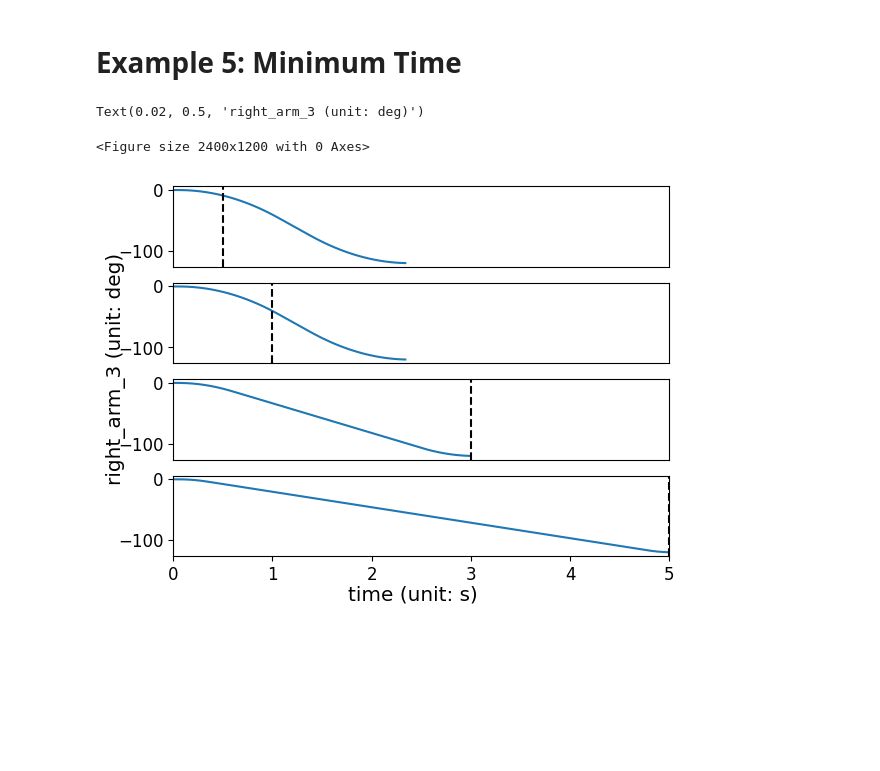
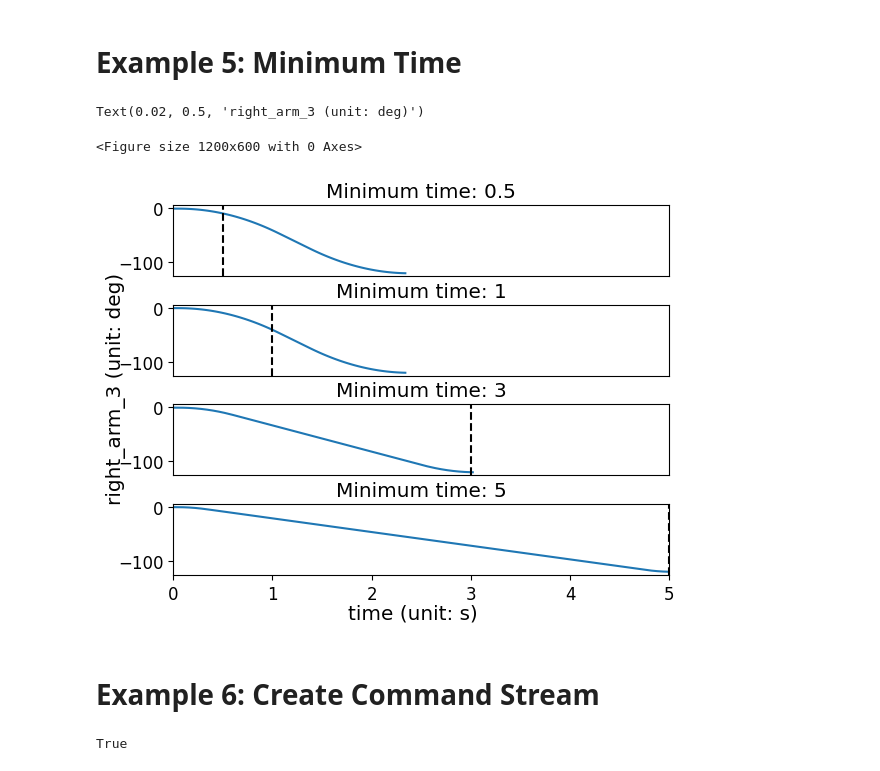
Before and after one commit to RainbowRobotics/rby1-sdk, a Jupyter notebook: python-tutorial.ipynb, the cells around one changed output. Cells and saved outputs as stored; diff of their text form; code cells hidden in the pictures; blank space fills up the shorter version.

Commit message:
docs: example wip

```diff
--- a/python-tutorial.ipynb
+++ b/python-tutorial.ipynb
@@ -253,11 +255,13 @@ class Recoder:
         self.target_position = []
         self.position = []
         self.velocity = []
+        self.timestamp = []
 
     def __enter__(self):
         self.target_position = []
         self.position = []
         self.velocity = []
+        self.timestamp = []
 
         self.robot.stop_state_update()
         self.robot.start_state_update(self.cb, rate=self.record_freq)
@@ -269,6 +273,9 @@ class Recoder:
         self.target_position.append(robot_state.target_position)
         self.position.append(robot_state.position)
         self.velocity.append(robot_state.velocity)
+
+    def add_timestamp(self):
+        self.timestamp.append(len(self.position))
 # %%
 def ex5_move_right_arm(position, velocity_limit=None, acceleration_limit=None, minimum_time=1.0):
     robot.set_parameter("joint_position_command.cutoff_frequency", "5.0")
@@ -290,7 +297,7 @@ def ex5_move_right_arm(position, velocity_limit=None, acceleration_limit=None, m
         )
     )
     rc = robot.send_command(rc_builder).get()
-    return rc == rby.RobotCommandFeedback.FinishCode.Ok
+    return rc.finish_code == rby.RobotCommandFeedback.FinishCode.Ok
 # %%
 recorder = Recoder(robot, 50)
 minimum_times = [0.5, 1, 3, 5]
@@ -309,21 +316,26 @@ for minimum_time in minimum_times:
         np.vstack(recorder.velocity)
     )
 # %%
-plt.figure(figsize=(12, 6), facecolor='white', dpi=200)
+plt.figure(figsize=(12, 6), facecolor='white', dpi=100)
 plt.rcParams.update({'font.size': 12})
 
 fig, ax = plt.subplots(4, 1)
 
 for i, minimum_time in enumerate(minimum_times):
-    ax[i].plot(np.arange(0, data[minimum_time][0].shape[0]) * 0.02, np.rad2deg(data[minimum_time][0][:, 11]))
-    ax[i].axvline(x = minimum_time, color='k', linestyle='--')
+    ax[i].set_title(f'Minimum time: {minimum_time}')
+    ax[i].plot(np.arange(0, data[minimum_time][0].shape[0]) * 0.02,
+               np.rad2deg(data[minimum_time][0][:, model.right_arm_idx[3]]))
+    ax[i].axvline(x=minimum_time, color='k', linestyle='--')
     ax[i].set_xlim([0, max(minimum_times)])
     if i != len(minimum_times) - 1:
         ax[i].get_xaxis().set_visible(False)
 
+plt.subplots_adjust(hspace = 0.4)
 fig.supxlabel('time (unit: s)')
 fig.supylabel('right_arm_3 (unit: deg)')
 # %% [output]
 Text(0.02, 0.5, 'right_arm_3 (unit: deg)')
-<Figure size 2400x1200 with 0 Axes>
+<Figure size 1200x600 with 0 Axes>
-[figure, old version]
+[figure, new version]
+# %% [markdown]
+# Example 6: Create Command Stream
@@ -329,0 +363,5 @@ Text(0.02, 0.5, 'right_arm_3 (unit: deg)')
+# %%
+ex4_move_to(np.deg2rad([0.0, 45.0, -90.0, 45.0, 0.0, 0.0]), np.deg2rad([0.0, -5.0, 0.0, -120.0, 0.0, 70.0, 0.0]),
+            np.deg2rad([0.0, 5.0, 0.0, -120.0, 0.0, 70.0, 0.0]))
+# %% [output]
+True
```
Also changed, not shown: parts of 11 cells of this notebook.
